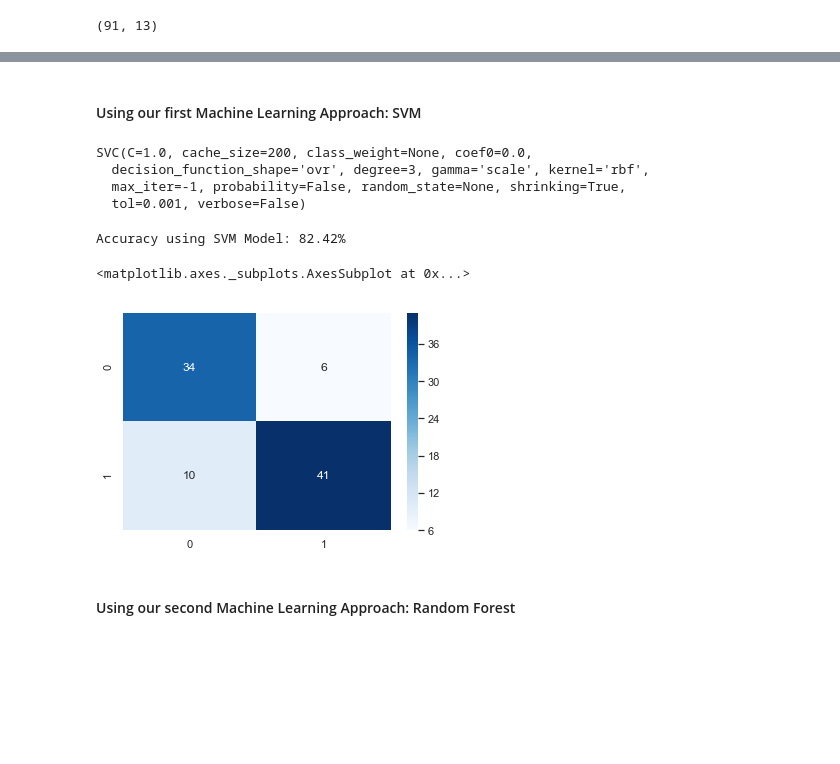
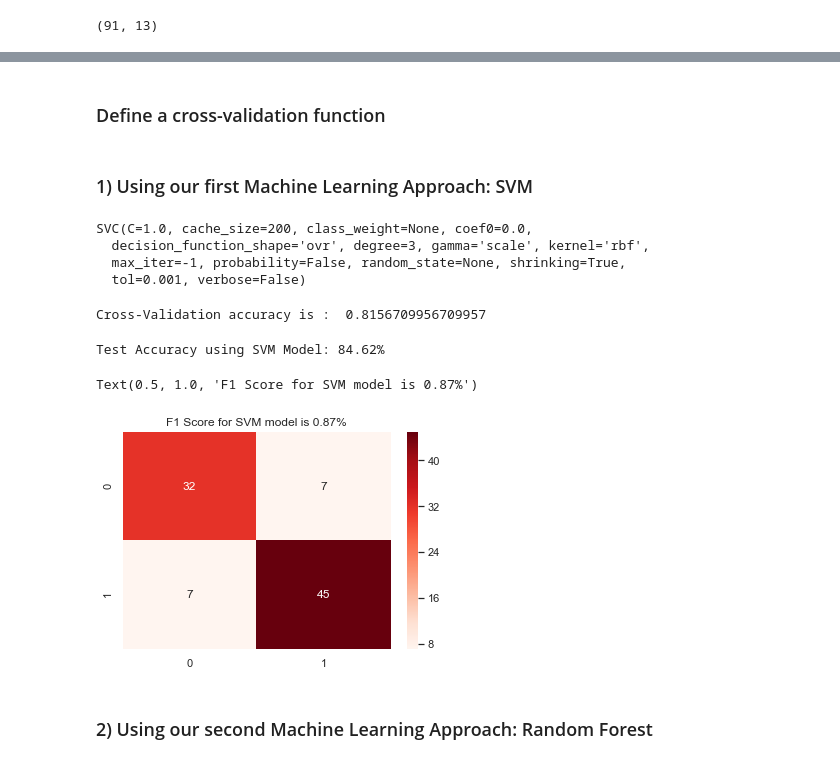
Before and after one commit to chauhan-nitin/UCI_HeartDisease, a Jupyter notebook: heartdisease.ipynb, the cells around one changed output, grey strips where cells are left out. Saved outputs shown, nothing was run; the diff lists cells and outputs as text; code cells hidden in the pictures; blank space fills up the shorter version.

```diff
--- a/heartdisease.ipynb
+++ b/heartdisease.ipynb
@@ -227,3 +229,5 @@ X_train = pd.DataFrame(X_train_scaled)
 
 X_test_scaled = scaler.transform(X_test)
 X_test = pd.DataFrame(X_test_scaled)
+# %% [markdown]
+### Define a cross-validation function
@@ -230,5 +240,5 @@ X_test = pd.DataFrame(X_test_scaled)
 # %% [markdown]
-#### Using our first Machine Learning Approach: SVM
+### 1) Using our first Machine Learning Approach: SVM
 # %%
 # Start with Support Vector Machine for Binary Classification
 from sklearn import svm
@@ -241,22 +251,29 @@ SVC(C=1.0, cache_size=200, class_weight=None, coef0=0.0,
   max_iter=-1, probability=False, random_state=None, shrinking=True,
   tol=0.001, verbose=False)
 # %%
-# Run the model on X_test to predict the target labels
+# Run the model on X_test to predict the target labels. Use cross-validation accuracy to check if model overfits or underfits
 predict1 = clf.predict(X_test)
+svc=svm.SVC(C=0.2,probability=True,kernel='rbf',gamma='scale')
+score_svc=CrossVal(X_train,Y_train,svc)
+print("Cross-Validation accuracy is : ",score_svc)
+# %% [output]
+Cross-Validation accuracy is :  0.8156709956709957
 # %%
 # Compare the predicted target labels with Y_test
-from sklearn.metrics import accuracy_score,confusion_matrix
-print("Accuracy using SVM Model: {:.2f}%".format(accuracy_score(Y_test,predict1)*100))
+from sklearn.metrics import accuracy_score,confusion_matrix, f1_score
+print("Test Accuracy using SVM Model: {:.2f}%".format(accuracy_score(Y_test,predict1)*100))
 # assign cnf_matrix with result of confusion_matrix array
 cnf_matrix = confusion_matrix(Y_test,predict1)
 #create a heat map
-sns.heatmap(pd.DataFrame(cnf_matrix), annot = True, cmap = 'Blues', fmt = 'd')
+sns.heatmap(pd.DataFrame(cnf_matrix), annot = True, cmap = 'Reds', fmt = 'd')
+svm_f1=f1_score(Y_test,predict1)
+plt.title('F1 Score for SVM model is {:.2f}%'.format(svm_f1))
 # %% [output]
-Accuracy using SVM Model: 82.42%
+Test Accuracy using SVM Model: 84.62%
-<matplotlib.axes._subplots.AxesSubplot at 0x...>
+Text(0.5, 1.0, 'F1 Score for SVM model is 0.87%')
-[figure, old version]
+[figure, new version]
 # %% [markdown]
-#### Using our second Machine Learning Approach: Random Forest
+### 2) Using our second Machine Learning Approach: Random Forest
 # %%
 # Next we take Random Forest Model (Ensemble) for Binary Classification
 from sklearn.ensemble import RandomForestClassifier
```
Also changed, not shown: parts of 29 cells of this notebook.
